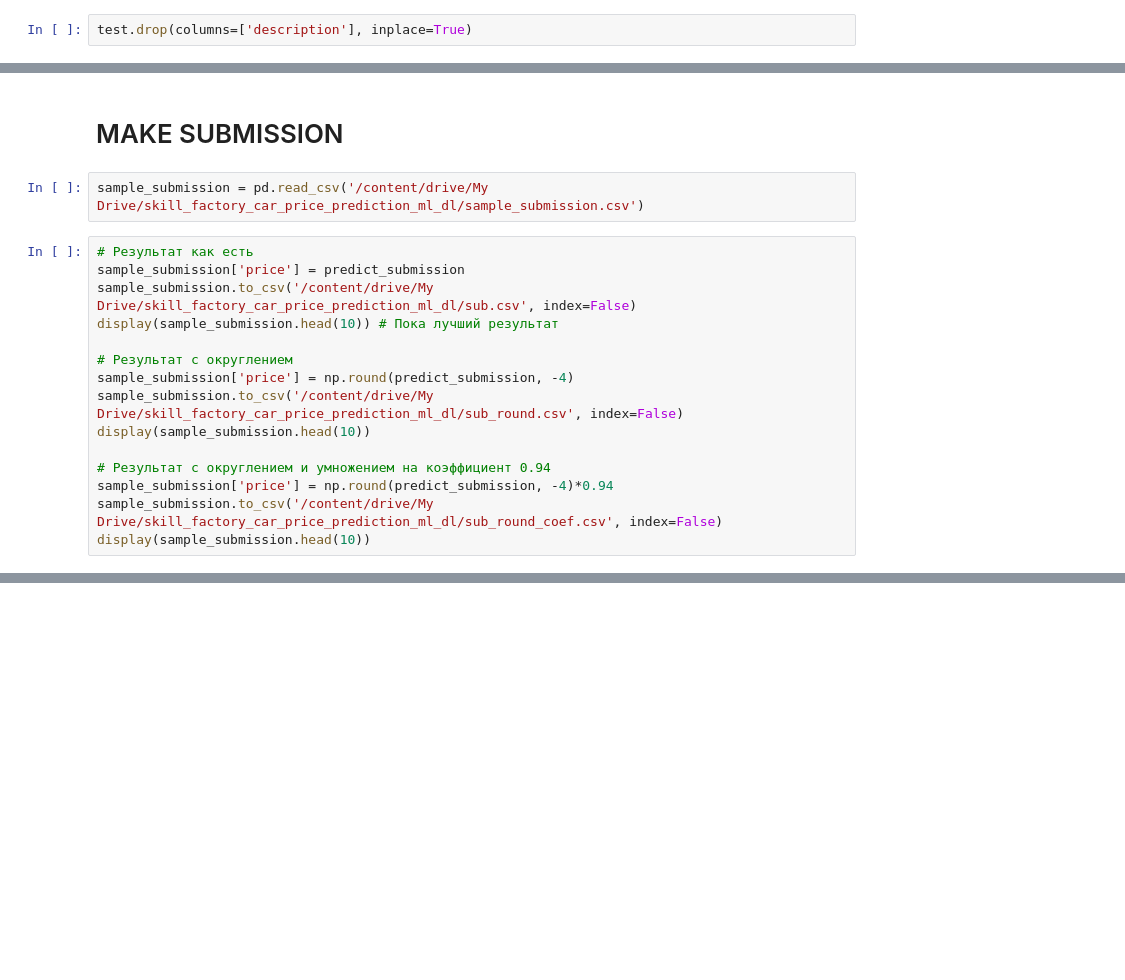
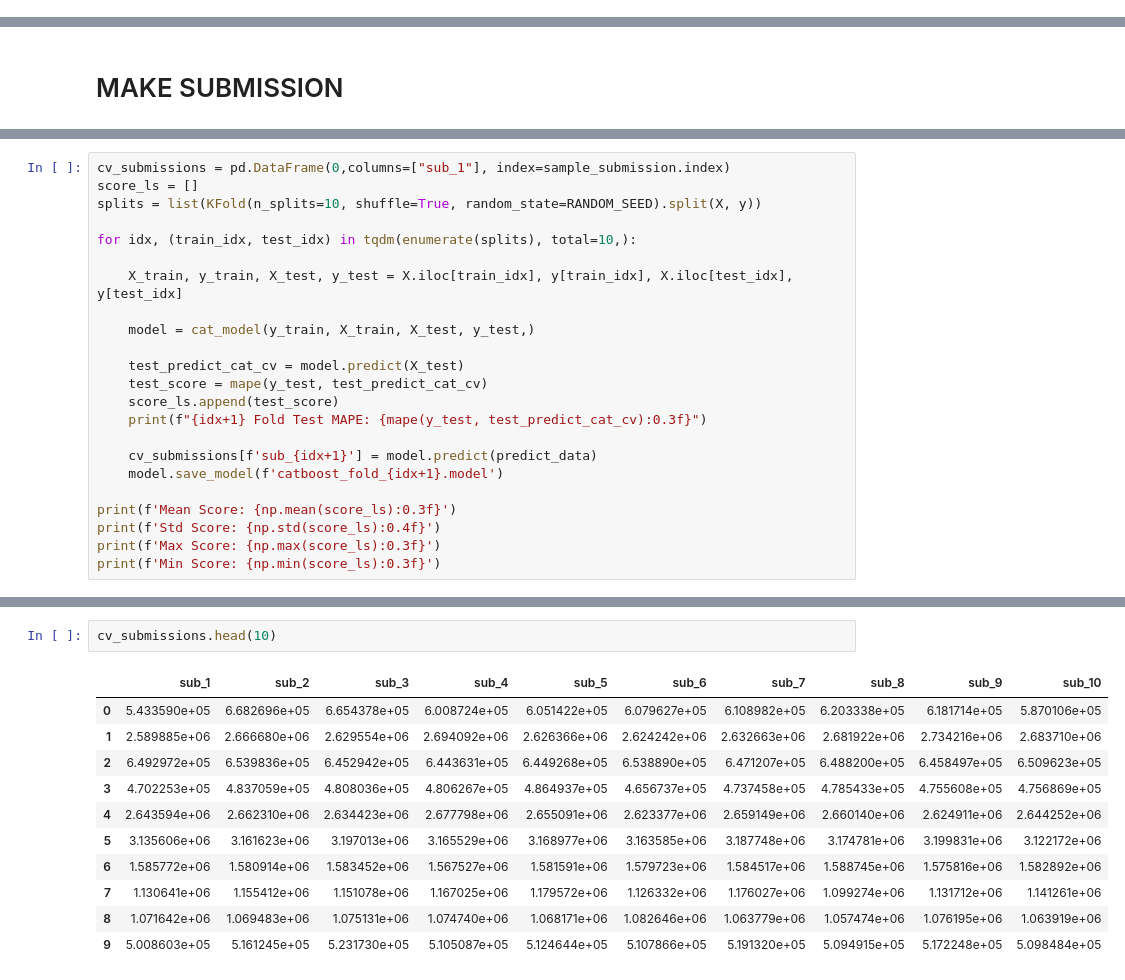
Before and after one commit to alxkzncoff/car_price_prediction_ml_dl, a Jupyter notebook: model/cat_boost_model.ipynb, the cells around one changed output, grey strips where cells are left out. Cells and saved outputs as stored; diff of their text form; blank space fills up the shorter version.

```diff
--- a/model/cat_boost_model.ipynb
+++ b/model/cat_boost_model.ipynb
@@ -246,4 +269,2 @@ Shrink model to first 3022 iterations.
 # %% [markdown]
 # PREDICTION
-# %%
-test.drop(columns=['description'], inplace=True)
@@ -287,19 +276,2 @@ array([[ 596935.33180946],
 # %% [markdown]
 # MAKE SUBMISSION
-# %%
-sample_submission = pd.read_csv('/content/drive/My Drive/skill_factory_car_price_prediction_ml_dl/sample_submission.csv')
-# %%
-# Результат как есть
-sample_submission['price'] = predict_submission
-sample_submission.to_csv('/content/drive/My Drive/skill_factory_car_price_prediction_ml_dl/sub.csv', index=False)
-display(sample_submission.head(10)) # Пока лучший результат
-
-# Результат с округлением
-sample_submission['price'] = np.round(predict_submission, -4)
-sample_submission.to_csv('/content/drive/My Drive/skill_factory_car_price_prediction_ml_dl/sub_round.csv', index=False)
-display(sample_submission.head(10))
-
-# Результат с округлением и умножением на коэффициент 0.94
-sample_submission['price'] = np.round(predict_submission, -4)*0.94
-sample_submission.to_csv('/content/drive/My Drive/skill_factory_car_price_prediction_ml_dl/sub_round_coef.csv', index=False)
-display(sample_submission.head(10))
@@ -339,0 +319,23 @@ display(sample_submission.head(10))
+# %%
+cv_submissions = pd.DataFrame(0,columns=["sub_1"], index=sample_submission.index)
+score_ls = []
+splits = list(KFold(n_splits=10, shuffle=True, random_state=RANDOM_SEED).split(X, y))
+
+for idx, (train_idx, test_idx) in tqdm(enumerate(splits), total=10,):
+
+    X_train, y_train, X_test, y_test = X.iloc[train_idx], y[train_idx], X.iloc[test_idx], y[test_idx]
+
+    model = cat_model(y_train, X_train, X_test, y_test,)
+
+    test_predict_cat_cv = model.predict(X_test)
+    test_score = mape(y_test, test_predict_cat_cv)
+    score_ls.append(test_score)
+    print(f"{idx+1} Fold Test MAPE: {mape(y_test, test_predict_cat_cv):0.3f}")
+
+    cv_submissions[f'sub_{idx+1}'] = model.predict(predict_data)
+    model.save_model(f'catboost_fold_{idx+1}.model')
+
+print(f'Mean Score: {np.mean(score_ls):0.3f}')
+print(f'Std Score: {np.std(score_ls):0.4f}')
+print(f'Max Score: {np.max(score_ls):0.3f}')
+print(f'Min Score: {np.min(score_ls):0.3f}')
@@ -339,0 +358,14 @@ display(sample_submission.head(10))
+# %%
+cv_submissions.head(10)
+# %% [output]
+|  | sub_1 | sub_2 | sub_3 | sub_4 | sub_5 | sub_6 | sub_7 | sub_8 | sub_9 | sub_10 |
+| 0 | 5.433590e+05 | 6.682696e+05 | 6.654378e+05 | 6.008724e+05 | 6.051422e+05 | 6.079627e+05 | 6.108982e+05 | 6.203338e+05 | 6.181714e+05 | 5.870106e+05 |
+| 1 | 2.589885e+06 | 2.666680e+06 | 2.629554e+06 | 2.694092e+06 | 2.626366e+06 | 2.624242e+06 | 2.632663e+06 | 2.681922e+06 | 2.734216e+06 | 2.683710e+06 |
+| 2 | 6.492972e+05 | 6.539836e+05 | 6.452942e+05 | 6.443631e+05 | 6.449268e+05 | 6.538890e+05 | 6.471207e+05 | 6.488200e+05 | 6.458497e+05 | 6.509623e+05 |
+| 3 | 4.702253e+05 | 4.837059e+05 | 4.808036e+05 | 4.806267e+05 | 4.864937e+05 | 4.656737e+05 | 4.737458e+05 | 4.785433e+05 | 4.755608e+05 | 4.756869e+05 |
+| 4 | 2.643594e+06 | 2.662310e+06 | 2.634423e+06 | 2.677798e+06 | 2.655091e+06 | 2.623377e+06 | 2.659149e+06 | 2.660140e+06 | 2.624911e+06 | 2.644252e+06 |
+| 5 | 3.135606e+06 | 3.161623e+06 | 3.197013e+06 | 3.165529e+06 | 3.168977e+06 | 3.163585e+06 | 3.187748e+06 | 3.174781e+06 | 3.199831e+06 | 3.122172e+06 |
+| 6 | 1.585772e+06 | 1.580914e+06 | 1.583452e+06 | 1.567527e+06 | 1.581591e+06 | 1.579723e+06 | 1.584517e+06 | 1.588745e+06 | 1.575816e+06 | 1.582892e+06 |
+| 7 | 1.130641e+06 | 1.155412e+06 | 1.151078e+06 | 1.167025e+06 | 1.179572e+06 | 1.126332e+06 | 1.176027e+06 | 1.099274e+06 | 1.131712e+06 | 1.141261e+06 |
+| 8 | 1.071642e+06 | 1.069483e+06 | 1.075131e+06 | 1.074740e+06 | 1.068171e+06 | 1.082646e+06 | 1.063779e+06 | 1.057474e+06 | 1.076195e+06 | 1.063919e+06 |
+| 9 | 5.008603e+05 | 5.161245e+05 | 5.231730e+05 | 5.105087e+05 | 5.124644e+05 | 5.107866e+05 | 5.191320e+05 | 5.094915e+05 | 5.172248e+05 | 5.098484e+05 |
```
Also changed, not shown: parts of 37 cells of this notebook.
